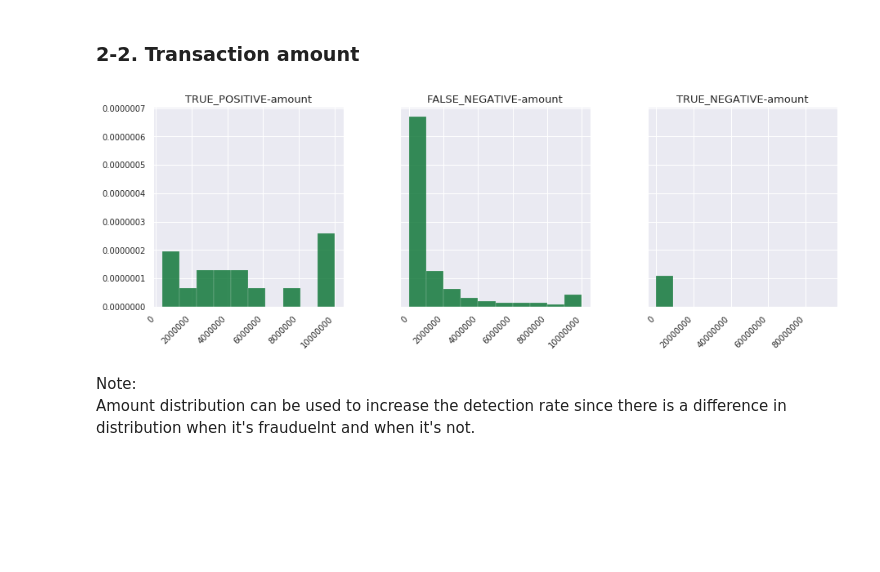
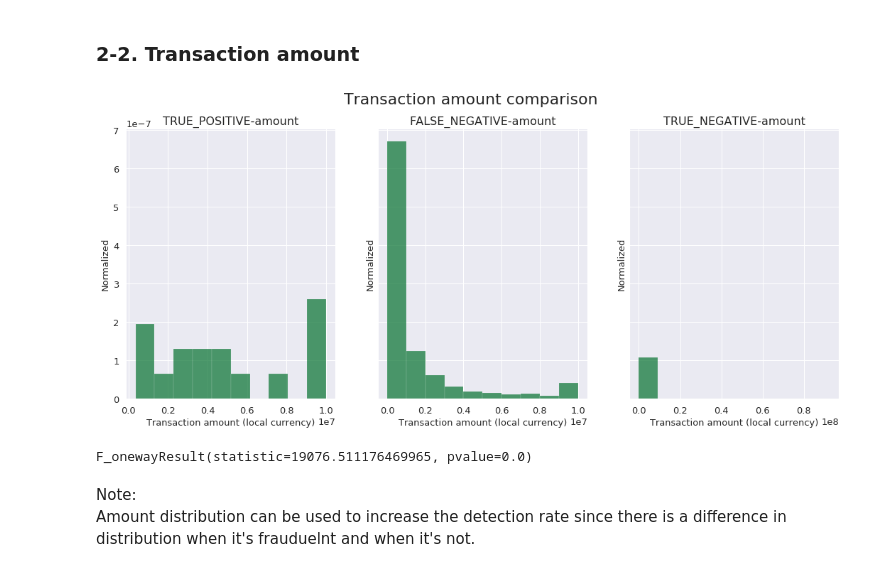
Before and after one commit to soyhyoj/CodeOp1-DA1-FraudDetectionPaysim, a Jupyter notebook: notebooks/EDA-merged.ipynb, the cells around one changed output. Saved outputs shown, nothing was run; the diff lists cells and outputs as text; code cells hidden in the pictures; blank space fills up the shorter version.

```diff
--- a/notebooks/EDA-merged.ipynb
+++ b/notebooks/EDA-merged.ipynb
@@ -15,7 +15,7 @@ sns.set()
 sns.set_context(rc = {'patch.linewidth': 0.0})
 sns.set_palette('Set2')
 
-SMALL_SIZE = 10
+SMALL_SIZE = 13
 MEDIUM_SIZE = SMALL_SIZE + 3
 
 plt.rc('font', size=SMALL_SIZE)          # controls default text sizes\n",
@@ -24,8 +24,8 @@ plt.rc('axes', labelsize=SMALL_SIZE)    # fontsize of the x and y labels\n",
 plt.rc('xtick', labelsize=SMALL_SIZE)    # fontsize of the tick labels\n",
 plt.rc('ytick', labelsize=SMALL_SIZE)    # fontsize of the tick labels\n",
 plt.rc('legend', fontsize=SMALL_SIZE)    # legend fontsize\n",
-plt.rc('figure', titlesize=SMALL_SIZE)  # fontsize of the figure title\n",
-plt.rc('figure', dpi=120)
+plt.rc('figure', titlesize=MEDIUM_SIZE)  # fontsize of the figure title\n",
+plt.rc('figure', dpi=160)
 # %%
 paysim = pd.read_csv('../data/paysimdata.csv')
 print(paysim.shape)
@@ -165,0 +188,8 @@ fig2.savefig('./Fig2.png', dpi=240)
+# %%
+# Plot a correlation heatmap
+
+fig3 = plt.figure(figsize=(22,20))
+# fig3.suptitle('Correlation heatmap', fontsize=26)
+sns.set(font_scale=2)
+sns.heatmap(paysim.corr(), annot=True, fmt='.1g', square=True, annot_kws={"size": 16})
+fig3.savefig('./Fig3.png', dpi=200)
@@ -312,7 +356,7 @@ balances = ['oldbalanceOrg', 'newbalanceOrig', 'oldbalanceDest', 'newbalanceDest
 sns.set_context(rc = {'patch.linewidth': 0.2})
 sns.set_palette('GnBu_d')
 
-fig5, ax = plt.subplots(4, 3, figsize=(15,15))
+fig6, ax = plt.subplots(4, 3, figsize=(15,15))
 plt.subplots_adjust(hspace=.3, wspace=.3)
 
 for i, df in enumerate(df_list):
@@ -321,5 +365,5 @@ for i, df in enumerate(df_list):
         g.set_title(df_names[i].upper()+'-'+balances[j])
 
 plt.show()
-fig5.savefig('./Fig5.png', dpi=240)
+fig6.savefig('./Fig6.png', dpi=240)
 # %% [output]
@@ -333,20 +377,34 @@ Therefore, these features can be excluded for the future modeling.
 ### 2-2. Transaction amount
 # %%
 # Plot amount of each transaction (TP vs. FN vs. TN)
+
+# Set color and figure
 sns.set_palette('BuGn_r')
-fig6, ax = plt.subplots(1, 3, figsize=(15,5), sharey=True)
-plt.subplots_adjust(wspace=.3)
+fig7, ax = plt.subplots(1, 3, figsize=(18,7), sharey=True)
+fig7.suptitle('Transaction amount comparison', fontsize=22)
+
+plt.subplots_adjust(wspace=.2, hspace=.6)
+for a in ax:
+    a.set_xlabel('Transaction amount (local currency)')
+    a.set_ylabel('Normalized')
 
 for i, df in enumerate(df_list):
-    g = df.amount.hist(alpha=.8, ax=ax[i], density=True) #Normalized histogram
+    g = df.amount.hist(alpha=.7, ax=ax[i], density=True) #Normalized histogram
     g.set_title(df_names[i].upper()+'-amount')
-    g.ticklabel_format(style = 'plain')
+    g.ticklabel_format(style = 'sci')
 
-fig6.autofmt_xdate(rotation=45)
+
+
 plt.show()
-fig6.savefig('./Fig6.png', dpi=240)
+fig7.savefig('./Fig7.png', dpi=200)
 # %% [output]
-[figure, old version]
+[figure, new version]
+# %%
+from scipy import stats
+
+stats.f_oneway(true_positive.amount, false_negative.amount, true_negative.amount)
+# %% [output]
+F_onewayResult(statistic=19076.511176469965, pvalue=0.0)
 # %% [markdown]
 Note:<br>
 Amount distribution can be used to increase the detection rate since there is a difference in distribution when it's frauduelnt and when it's not.
```
Also changed, not shown: parts of 14 cells of this notebook, 1 other file.
